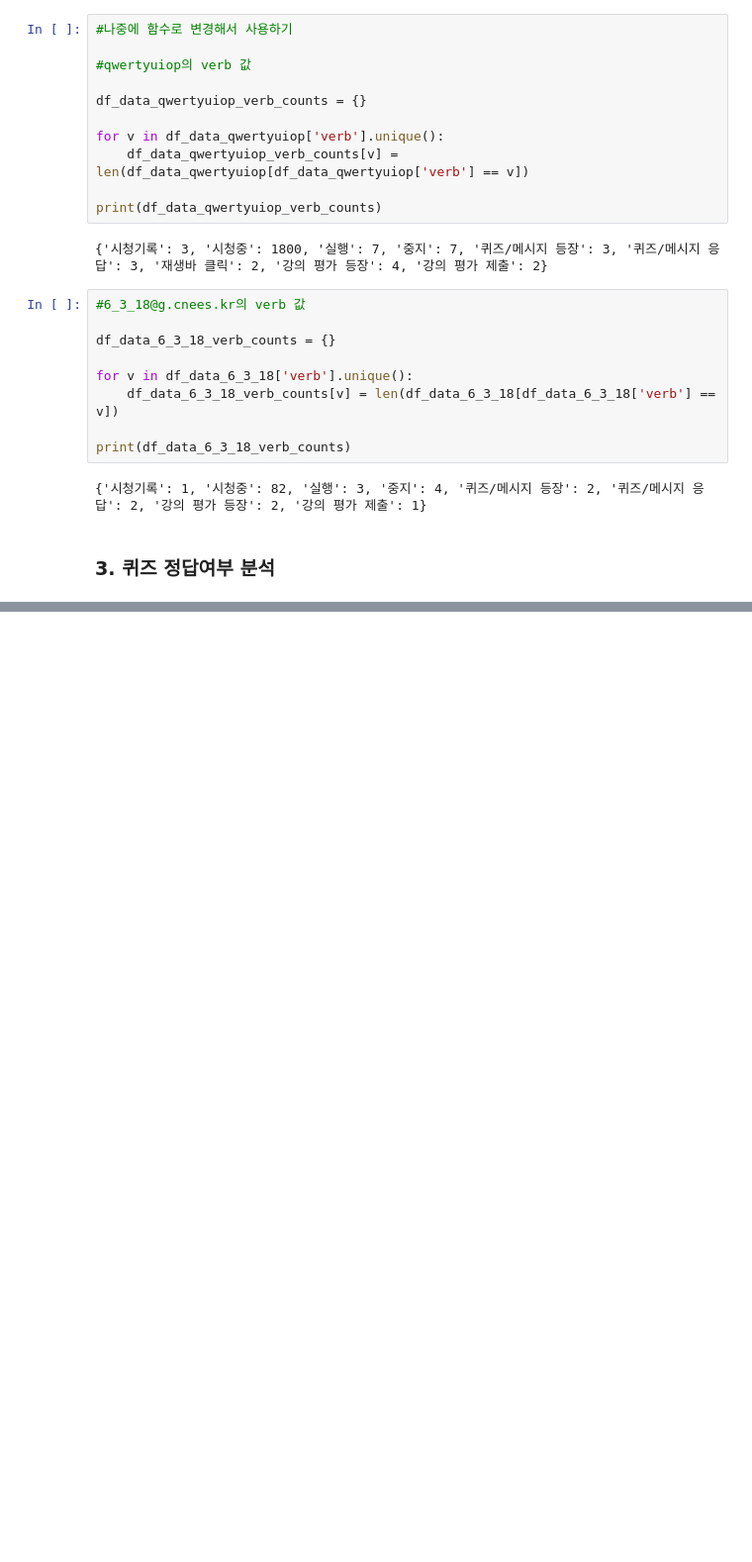
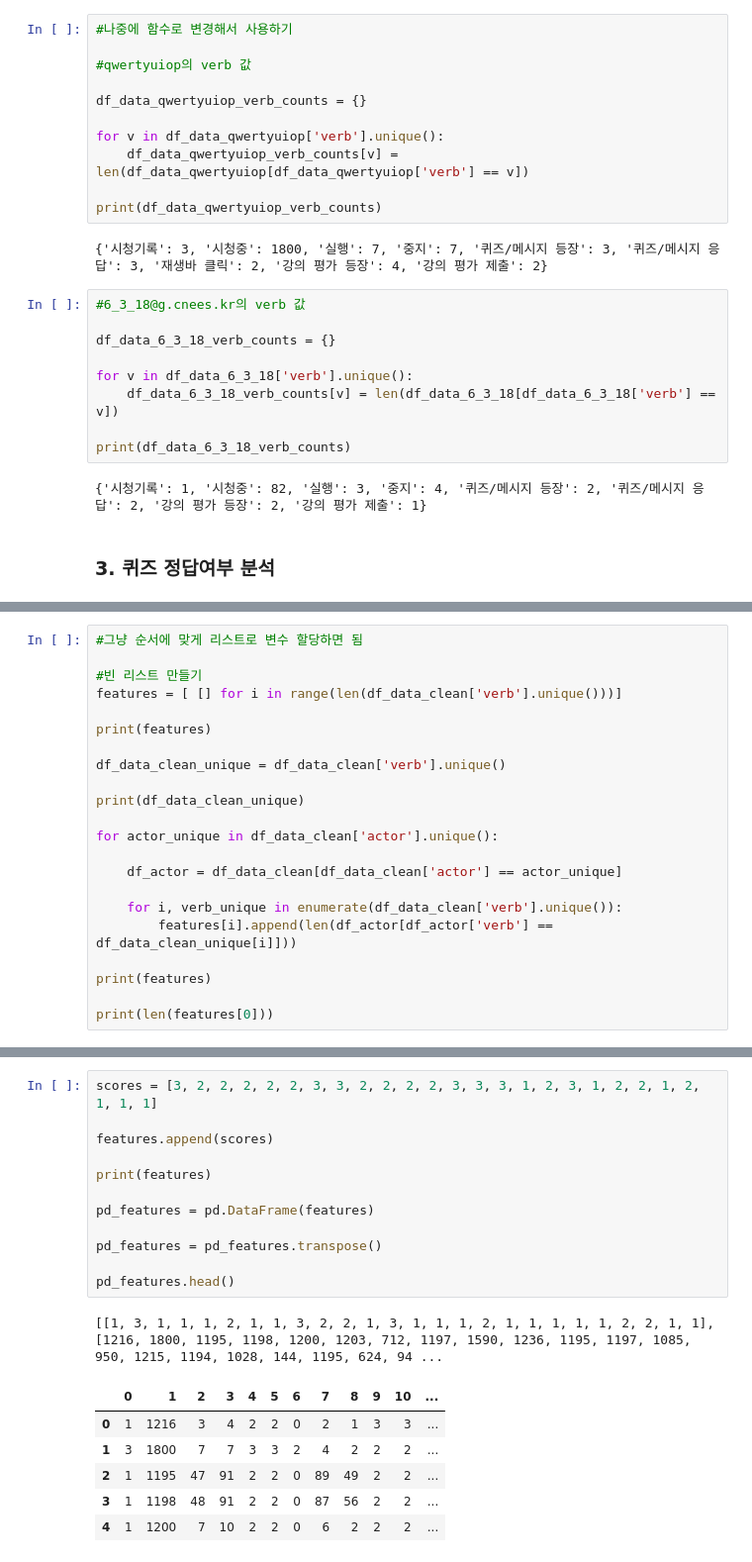
Before and after one commit to codingchild2424/SNURO_xAPI_EDA, a Jupyter notebook: xAPI.ipynb, the cells around one changed output, grey strips where cells are left out. Shown at 99% size. Saved outputs shown, nothing was run; the diff lists cells and outputs as text; blank space fills up the shorter version.

```diff
--- a/xAPI.ipynb
+++ b/xAPI.ipynb
@@ -357,0 +366,22 @@ print(df_data_6_3_18_verb_counts)
+# %%
+#그냥 순서에 맞게 리스트로 변수 할당하면 됨
+
+#빈 리스트 만들기
+features = [ [] for i in range(len(df_data_clean['verb'].unique()))]
+
+print(features)
+
+df_data_clean_unique = df_data_clean['verb'].unique()
+
+print(df_data_clean_unique)
+
+for actor_unique in df_data_clean['actor'].unique():
+
+    df_actor = df_data_clean[df_data_clean['actor'] == actor_unique]
+
+    for i, verb_unique in enumerate(df_data_clean['verb'].unique()):
+        features[i].append(len(df_actor[df_actor['verb'] == df_data_clean_unique[i]]))
+
+print(features)
+
+print(len(features[0]))
@@ -357,0 +394,20 @@ print(df_data_6_3_18_verb_counts)
+# %%
+scores = [3, 2, 2, 2, 2, 2, 3, 3, 2, 2, 2, 2, 3, 3, 3, 1, 2, 3, 1, 2, 2, 1, 2, 1, 1, 1]
+
+features.append(scores)
+
+print(features)
+
+pd_features = pd.DataFrame(features)
+
+pd_features = pd_features.transpose()
+
+pd_features.head()
+# %% [output]
+[[1, 3, 1, 1, 1, 2, 1, 1, 3, 2, 2, 1, 3, 1, 1, 1, 2, 1, 1, 1, 1, 1, 2, 2, 1, 1], [1216, 1800, 1195, 1198, 1200, 1203, 712, 1197, 1590, 1236, 1195, 1197, 1085, 950, 1215, 1194, 1028, 144, 1195, 624, 94 ...
+|  | 0 | 1 | 2 | 3 | 4 | 5 | 6 | 7 | 8 | 9 | 10 | ... |
+| 0 | 1 | 1216 | 3 | 4 | 2 | 2 | 0 | 2 | 1 | 3 | 3 | ... |
+| 1 | 3 | 1800 | 7 | 7 | 3 | 3 | 2 | 4 | 2 | 2 | 2 | ... |
+| 2 | 1 | 1195 | 47 | 91 | 2 | 2 | 0 | 89 | 49 | 2 | 2 | ... |
+| 3 | 1 | 1198 | 48 | 91 | 2 | 2 | 0 | 87 | 56 | 2 | 2 | ... |
+| 4 | 1 | 1200 | 7 | 10 | 2 | 2 | 0 | 6 | 2 | 2 | 2 | ... |
```
Also changed, not shown: parts of 15 cells of this notebook.
